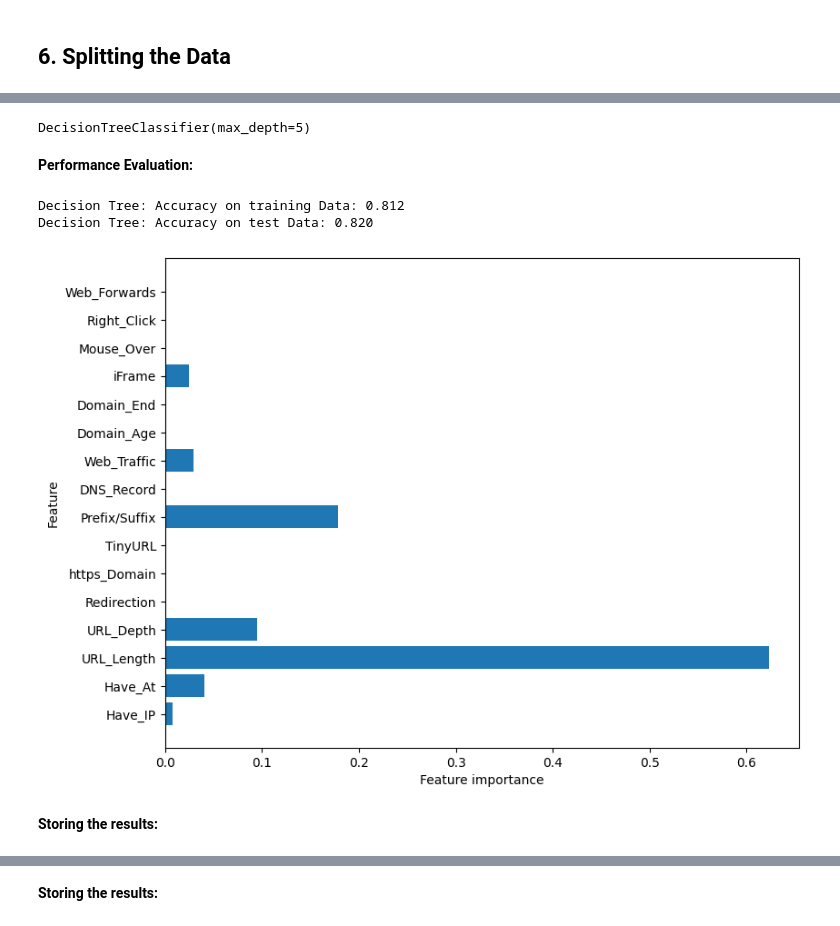
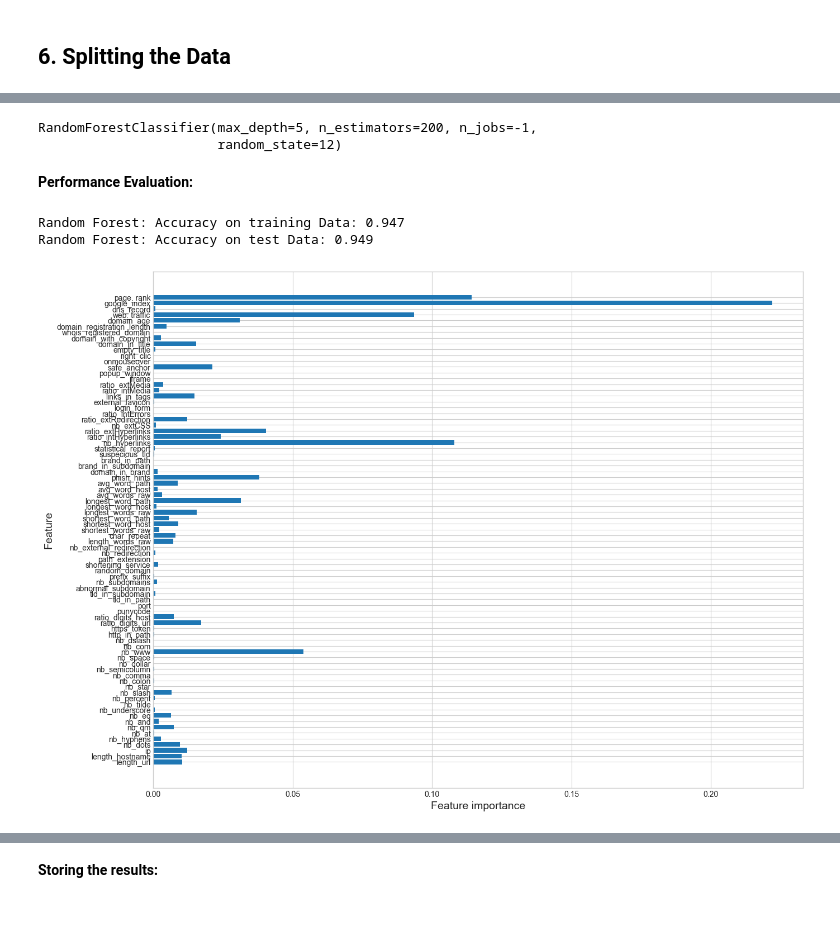
Before and after one commit to rubenmartogi/Phishing-Website-Detection-using-XGBoost-and-RFM, a Jupyter notebook: Phishing Website Detection_Models & Training.ipynb, the cells around one changed output, grey strips where cells are left out. Drawn from its saved outputs; the diff is of its cells as text; code cells hidden in the pictures.

```diff
--- a/Phishing Website Detection_Models & Training.ipynb
+++ b/Phishing Website Detection_Models & Training.ipynb
@@ -130,3 +130,17 @@ data0.describe()
 data = data0.drop(['url'], axis=1).copy()
 # %% [markdown]
 Setelah kolom `url` dihapus, dataset berisi seluruh fitur numerik dan kolom target (`Label`). Kolom bertipe numerik tetap dipakai apa adanya, termasuk fitur yang merepresentasikan kedalaman URL (jika ada), karena skalanya wajar untuk model.
+# %%
+#Dropping the Domain column
+data = data0.drop(['url'], axis=1).copy()
+
+# Hapus fitur zero-variance sesuai dokumen
+zero_var_cols = [
+    "nb_or",
+    "ratio_nullHyperlinks",
+    "ratio_intRedirection",
+    "ratio_extErrors",
+    "submit_email",
+    "sfh"
+]
+data = data.drop(columns=[c for c in zero_var_cols if c in data.columns])
@@ -166,7 +185,7 @@ Dari hasil pengecekan, tidak ada nilai kosong (missing values) pada dataset. Den
 ## **6. Splitting the Data**
 # %%
 # Sepratating & assigning features and target columns to X & y
-y = data['Label']
-X = data.drop('Label',axis=1)
+y = data['label']
+X = data.drop('label', axis=1)
 X.shape, y.shape
 # %% [output]
@@ -214,11 +358,13 @@ In the machine learning setting, these questions are called tests (not to be con
 # %%
-# Decision Tree model
-from sklearn.tree import DecisionTreeClassifier
+# Random Forest model
+from sklearn.ensemble import RandomForestClassifier
 
 # instantiate the model
-tree = DecisionTreeClassifier(max_depth = 5)
+forest = RandomForestClassifier(n_estimators=200, max_depth=5, random_state=12, n_jobs=-1)
+
 # fit the model
-tree.fit(X_train, y_train)
+forest.fit(X_train, y_train)
 # %% [output]
-DecisionTreeClassifier(max_depth=5)
+RandomForestClassifier(max_depth=5, n_estimators=200, n_jobs=-1,
+                       random_state=12)
 # %%
@@ -229,24 +375,22 @@ y_train_tree = tree.predict(X_train)
 **Performance Evaluation:**
 # %%
 #computing the accuracy of the model performance
-acc_train_tree = accuracy_score(y_train,y_train_tree)
-acc_test_tree = accuracy_score(y_test,y_test_tree)
+acc_train_forest = accuracy_score(y_train, y_train_forest)
+acc_test_forest = accuracy_score(y_test, y_test_forest)
 
-print("Decision Tree: Accuracy on training Data: {:.3f}".format(acc_train_tree))
-print("Decision Tree: Accuracy on test Data: {:.3f}".format(acc_test_tree))
+print("Random Forest: Accuracy on training Data: {:.3f}".format(acc_train_forest))
+print("Random Forest: Accuracy on test Data: {:.3f}".format(acc_test_forest))
 # %% [output]
-Decision Tree: Accuracy on training Data: 0.812
-Decision Tree: Accuracy on test Data: 0.820
+Random Forest: Accuracy on training Data: 0.947
+Random Forest: Accuracy on test Data: 0.949
 # %%
-#checking the feature improtance in the model
-plt.figure(figsize=(9,7))
+#checking the feature importance in the model
+plt.figure(figsize=(15, 12))
 n_features = X_train.shape[1]
-plt.barh(range(n_features), tree.feature_importances_, align='center')
-plt.yticks(np.arange(n_features), X_train.columns)
-plt.xlabel("Feature importance")
-plt.ylabel("Feature")
+plt.barh(range(n_features), forest.feature_importances_, align='center')
+plt.yticks(np.arange(n_features), X_train.columns, fontsize=10)  # Mengatur ukuran font agar lebih jelas
+plt.xlabel("Feature importance", fontsize=14)  # Ukuran font label sumbu X
+plt.ylabel("Feature", fontsize=14)  # Ukuran font label sumbu Y
 plt.show()
 # %% [output]
-[figure, old version]
+[figure, new version]
-# %% [markdown]
-**Storing the results:**
```
Also changed, not shown: parts of 33 cells of this notebook.
